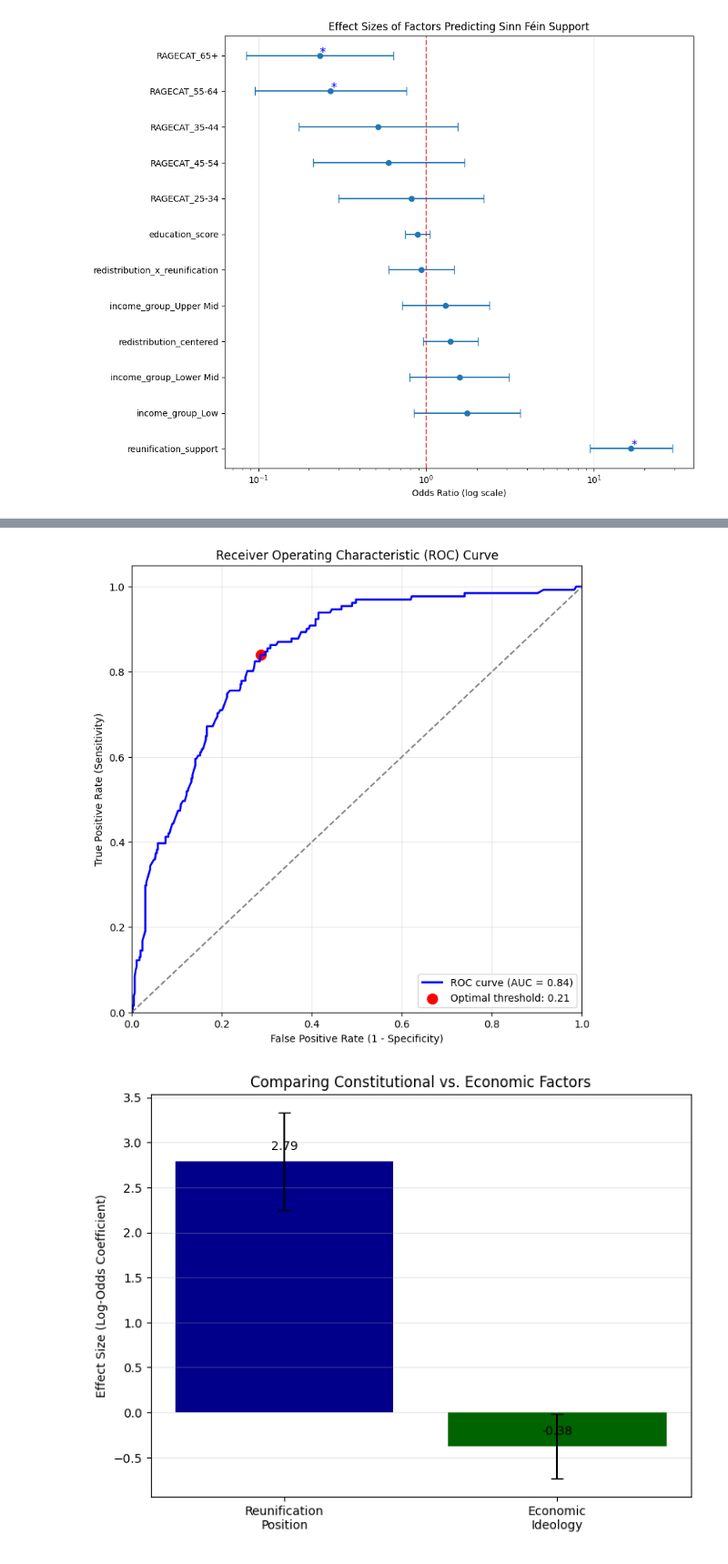
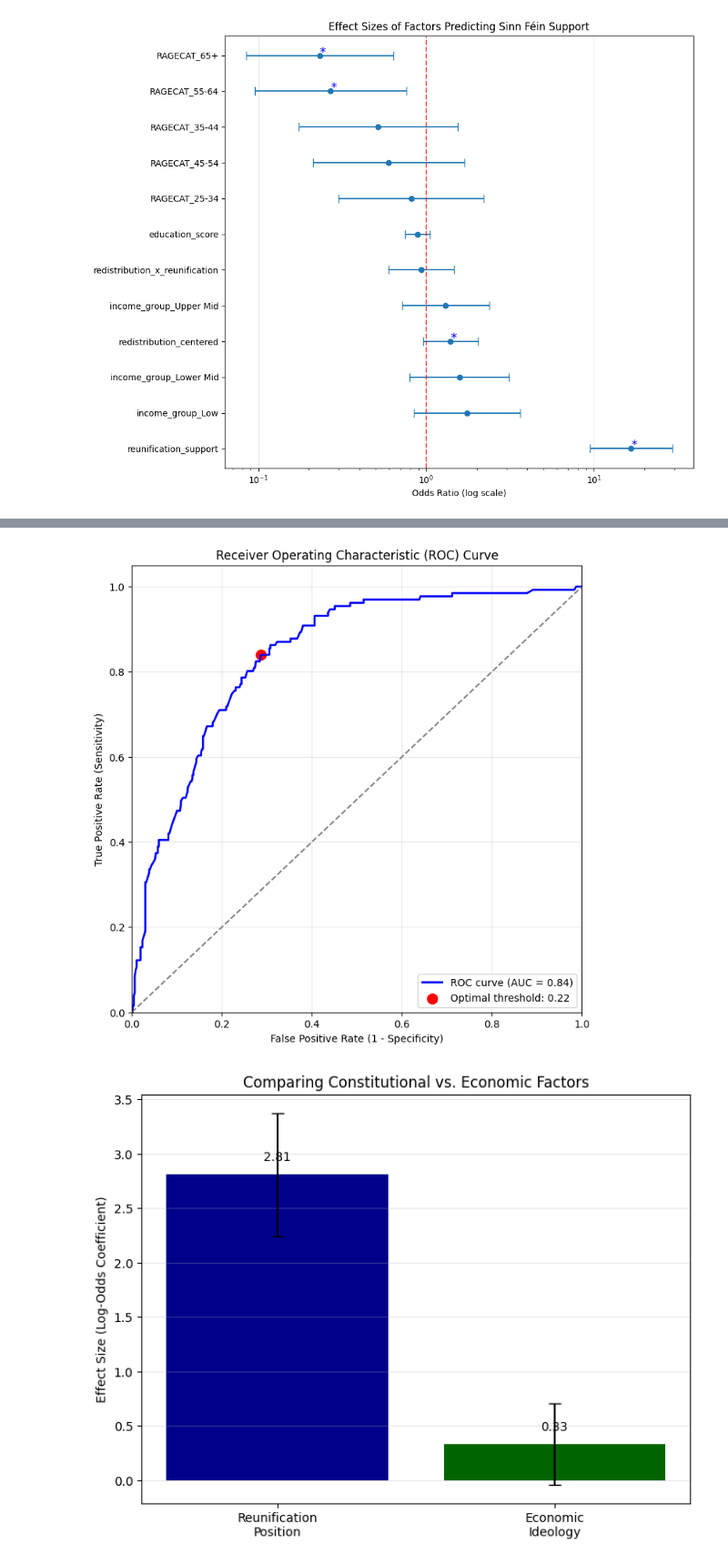
Before and after one commit to w-mayer/post_visit_analysis, a Jupyter notebook: scripts/analysis.ipynb, the cells around one changed output, grey strips where cells are left out. Shown at 91% size. Cells and saved outputs as stored; diff of their text form; code cells hidden in the pictures.

```diff
--- a/scripts/analysis.ipynb
+++ b/scripts/analysis.ipynb
@@ -145,8 +152,5 @@ X[bool_columns] = X[bool_columns].astype(int)
 # %%
 X = sm.add_constant(X) # add intercept
-# %%
-df['redistribution_centered'] = df['redistribution_support'] - df['redistribution_support'].mean()
-df['redistribution_x_reunification'] = df['redistribution_centered'] * df['reunification_support']
 # %%
 model = sm.GLM(y, X, family=sm.families.Binomial(), var_weights=df['WTFACTOR'])
 result = model.fit()
@@ -544,37 +556,37 @@ plt.grid(alpha=0.3)
 plt.savefig('../output/roc_curve.png', dpi=300)
 plt.show()
 # %% [output]
-[figure, old version]
+[figure, new version]
 # %%
 # Create a DataFrame for comparison
 comparison_df = pd.DataFrame({
     'Factor': ['Reunification\nPosition', 'Economic\nIdeology'],
-    'Coefficient': [result.params['reunification_support'], result.params['redistribution_support']],
-    'Lower CI': [result.conf_int()[0]['reunification_support'], result.conf_int()[0]['redistribution_support']],
-    'Upper CI': [result.conf_int()[1]['reunification_support'], result.conf_int()[1]['redistribution_support']]
+    'Coefficient': [result.params['reunification_support'], result.params['redistribution_centered']],
+    'Lower CI': [result.conf_int()[0]['reunification_support'], result.conf_int()[0]['redistribution_centered']],
+    'Upper CI': [result.conf_int()[1]['reunification_support'], result.conf_int()[1]['redistribution_centered']]
 })
 
 # Plot comparative bar chart
 plt.figure(figsize=(8, 6))
 bars = plt.bar(comparison_df['Factor'], comparison_df['Coefficient'], color=['darkblue', 'darkgreen'])
 plt.errorbar(comparison_df['Factor'], comparison_df['Coefficient'],
              yerr=[comparison_df['Coefficient'] - comparison_df['Lower CI'],
                    comparison_df['Upper CI'] - comparison_df['Coefficient']],
              fmt='none', color='black', capsize=5)
 
 # Add values on top of bars
 for bar in bars:
     height = bar.get_height()
     plt.text(bar.get_x() + bar.get_width()/2., height + 0.1,
              f'{height:.2f}', ha='center', va='bottom')
 
 plt.ylabel('Effect Size (Log-Odds Coefficient)')
 plt.title('Comparing Constitutional vs. Economic Factors')
 plt.grid(axis='y', alpha=0.3)
 plt.savefig('../output/factor_comparison.png', dpi=300)
 plt.show()
 # %% [output]
-[figure, old version]
+[figure, new version]
 # %%
 # Create comparative odds ratio chart
 plt.figure(figsize=(8, 6))
```
Also changed, not shown: parts of 8 cells of this notebook, 9 other files.
